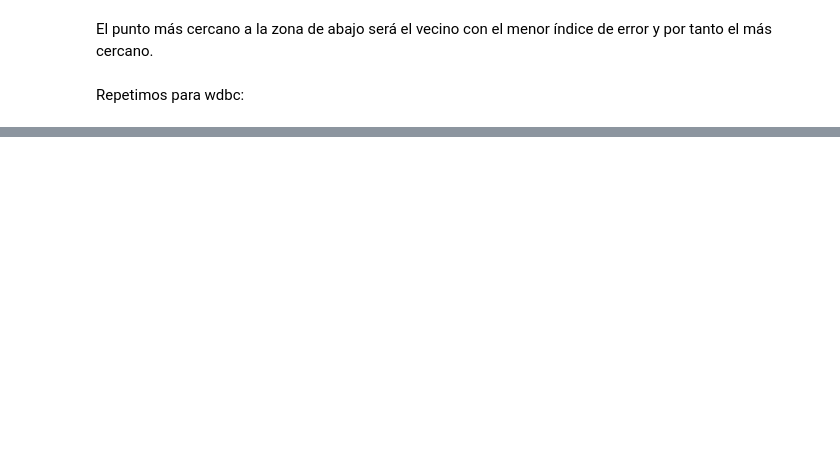
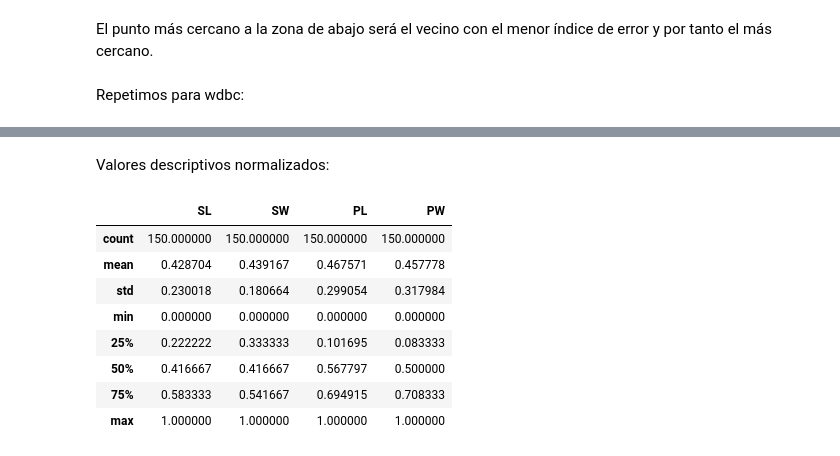
Before and after one commit to Monte-10/FAA-1461, a Jupyter notebook: Practica_2/Analisis.ipynb, the cells around one changed output, grey strips where cells are left out. Saved outputs shown, nothing was run; the diff lists cells and outputs as text; code cells hidden in the pictures; blank space fills up the shorter version.

```diff
--- a/Practica_2/Analisis.ipynb
+++ b/Practica_2/Analisis.ipynb
@@ -168,0 +238,14 @@ Error Mínimo:  0.043859649122807015 en n_neighbor:  3
+# %% [markdown]
+Valores descriptivos normalizados:
+# %%
+dataset3_norm.describe()
+# %% [output]
+|  | SL | SW | PL | PW |
+| count | 150.000000 | 150.000000 | 150.000000 | 150.000000 |
+| mean | 0.428704 | 0.439167 | 0.467571 | 0.457778 |
+| std | 0.230018 | 0.180664 | 0.299054 | 0.317984 |
+| min | 0.000000 | 0.000000 | 0.000000 | 0.000000 |
+| 25% | 0.222222 | 0.333333 | 0.101695 | 0.083333 |
+| 50% | 0.416667 | 0.416667 | 0.567797 | 0.500000 |
+| 75% | 0.583333 | 0.541667 | 0.694915 | 0.708333 |
+| max | 1.000000 | 1.000000 | 1.000000 | 1.000000 |
```
Also changed, not shown: parts of 29 cells of this notebook.
